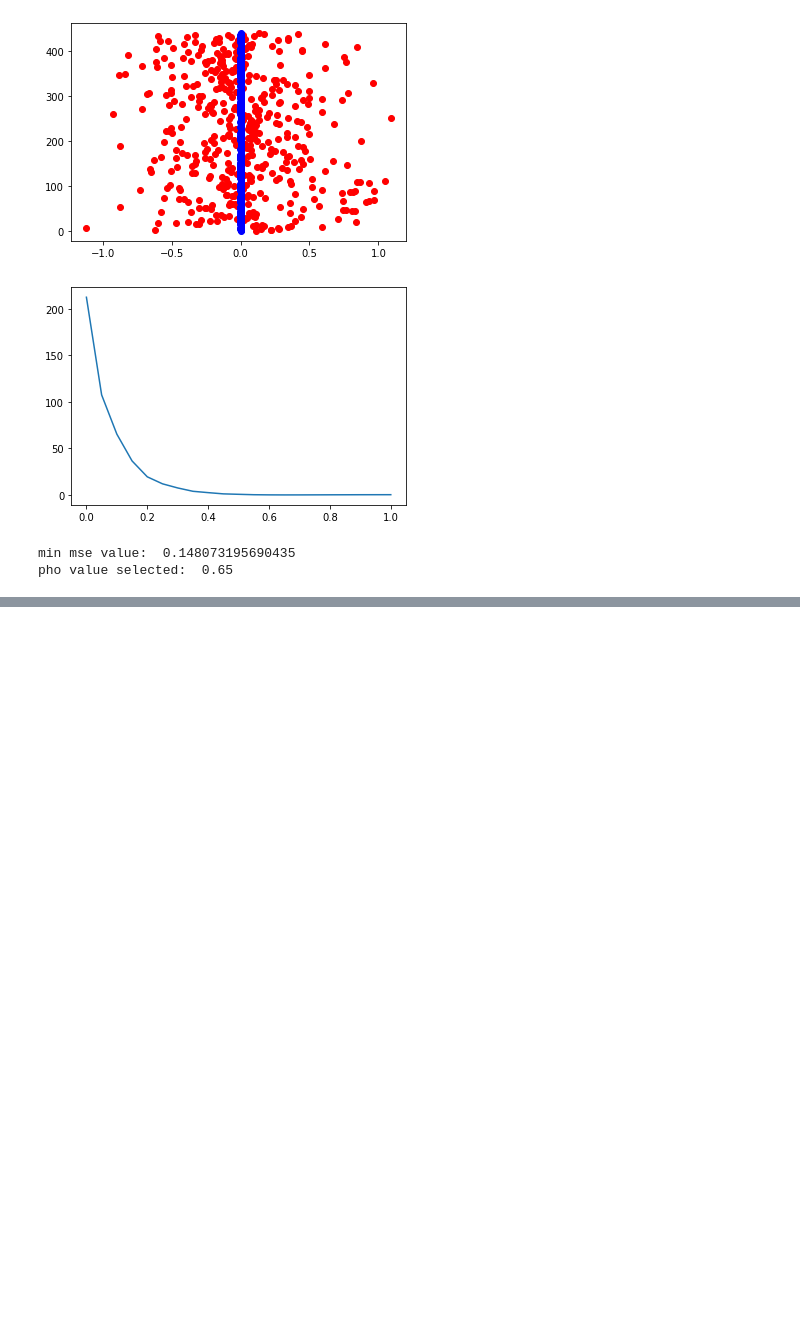
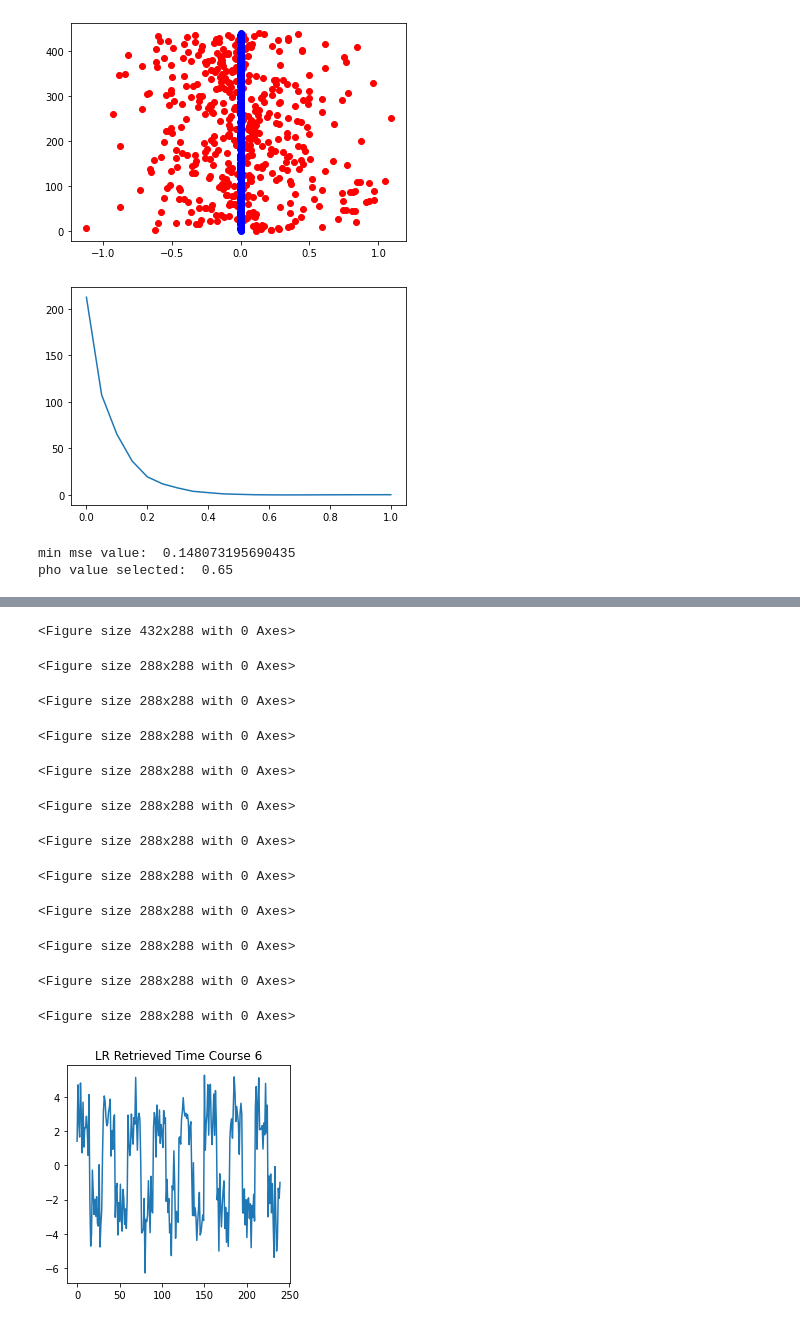
Before and after one commit to hunterthorpe/MAST30034_A1, a Jupyter notebook: code/assignment.ipynb, the cells around one changed output, grey strips where cells are left out. Drawn from its saved outputs; the diff is of its cells as text; code cells hidden in the pictures; blank space fills up the shorter version.

```diff
--- a/code/assignment.ipynb
+++ b/code/assignment.ipynb
@@ -376,7 +379,7 @@ Sum of c_TLSR 5.258616078639658
 # Question 2.3
 from sklearn.metrics import mean_squared_error
 
-def get_Alr(X, N, nsrcs, x1, x2, rho):
+def get_Alr(X, tc, N, nsrcs, x1, x2, rho):
     """The code below was adapted from the R Code for LR from the specs"""
     np.dot
     step = 1/(np.linalg.norm(np.dot(tc, tc.T) * 1.1))
@@ -420,7 +423,7 @@ for pho in pho_array:
         right = (sm_df.add(gamma_s_df))
         X_new = np.dot(left, right)
         # getting lasso estimates and mse
-        Alr = get_Alr(X_new, N, 6, 21, 21, pho)
+        Alr = get_Alr(X_new, tc, N, 6, 21, 21, pho)
         Dlr = np.dot(X_new, Alr.T)
         mse_total += get_mse(X_new, Alr, Dlr)
     mse_lst.append(mse_total/10)
@@ -471,0 +446,60 @@ print(SM)
+# %%
+# Question 2.4
+# Estimating LR parameters
+Alr = get_Alr(X, tc, N, 6, 21, 21, pho)
+Dlr = np.dot(X, Alr.T)
+
+# getting correlation vectors
+c_TRR = get_corr(tc, D_RR)
+c_SRR = get_corr(sm_df.to_numpy().T, A_RR.T)
+c_TLR = get_corr(tc, Dlr)
+c_SLR = get_corr(sm_df.to_numpy().T, Alr.T)
+print("c_TRR sum: ", sum(c_TRR))
+print("c_TLR sum: ", sum(c_TLR))
+print()
+print("c_SRR sum: ", sum(c_SRR))
+print("c_SLR sum: ", sum(c_SLR))
+
+# plots
+# plot them
+#os.remove()
+
+# creating subplots
+temp_path = '../plots/temp/'
+plot_retrieved(A_RR, D_RR, 'RR', temp_path + 'rr')
+plot_retrieved(Alr, Dlr, 'LR', temp_path + 'lr')
+
+# combining subplots
+images = [Image.open(temp_path + x) for x in os.listdir(temp_path)]
+widths, heights = zip(*(i.size for i in images))
+
+# removing temporary subplots
+for fle in os.listdir(temp_path):
+    os.remove(temp_path + fle)
+
+# two sequences one for LR and one for RR
+for sequence in range(2):
+    new_img = Image.new('RGB', (max(widths), int(sum(heights)/2)))
+    y_offset = 0
+    # going through six sources
+    for source in range(6):
+        img = images[source + (6 * sequence)]
+        new_img.paste(img, (0, y_offset))
+        y_offset += img.size[1]
+    new_img.save('retrieved_sources' + str(sequence) +'.jpeg')
+
+# combining RR and LR columns
+images = [Image.open(x) for x in ['retrieved_sources1.jpeg', 'retrieved_sources0.jpeg']]
+widths, heights = zip(*(i.size for i in images))
+new_img = Image.new('RGB', (sum(widths), max(heights)))
+x_offset = 0
+# going through six sources
+for img in images:
+    new_img.paste(img, (x_offset, 0))
+    x_offset += img.size[0]
+new_img.save('../plots/2.4/retrieved_sources_cols.jpeg')
+
+# removing temporary subplots
+os.remove('retrieved_sources0.jpeg')
+os.remove('retrieved_sources1.jpeg')
+# %% [output]
@@ -471,0 +511,13 @@ print(SM)
+<Figure size 432x288 with 0 Axes>
+<Figure size 288x288 with 0 Axes>
+<Figure size 288x288 with 0 Axes>
+<Figure size 288x288 with 0 Axes>
+<Figure size 288x288 with 0 Axes>
+<Figure size 288x288 with 0 Axes>
+<Figure size 288x288 with 0 Axes>
+<Figure size 288x288 with 0 Axes>
+<Figure size 288x288 with 0 Axes>
+<Figure size 288x288 with 0 Axes>
+<Figure size 288x288 with 0 Axes>
+<Figure size 288x288 with 0 Axes>
+[figure, added]
```
Also changed, not shown: parts of 6 cells of this notebook, 21 other files.
